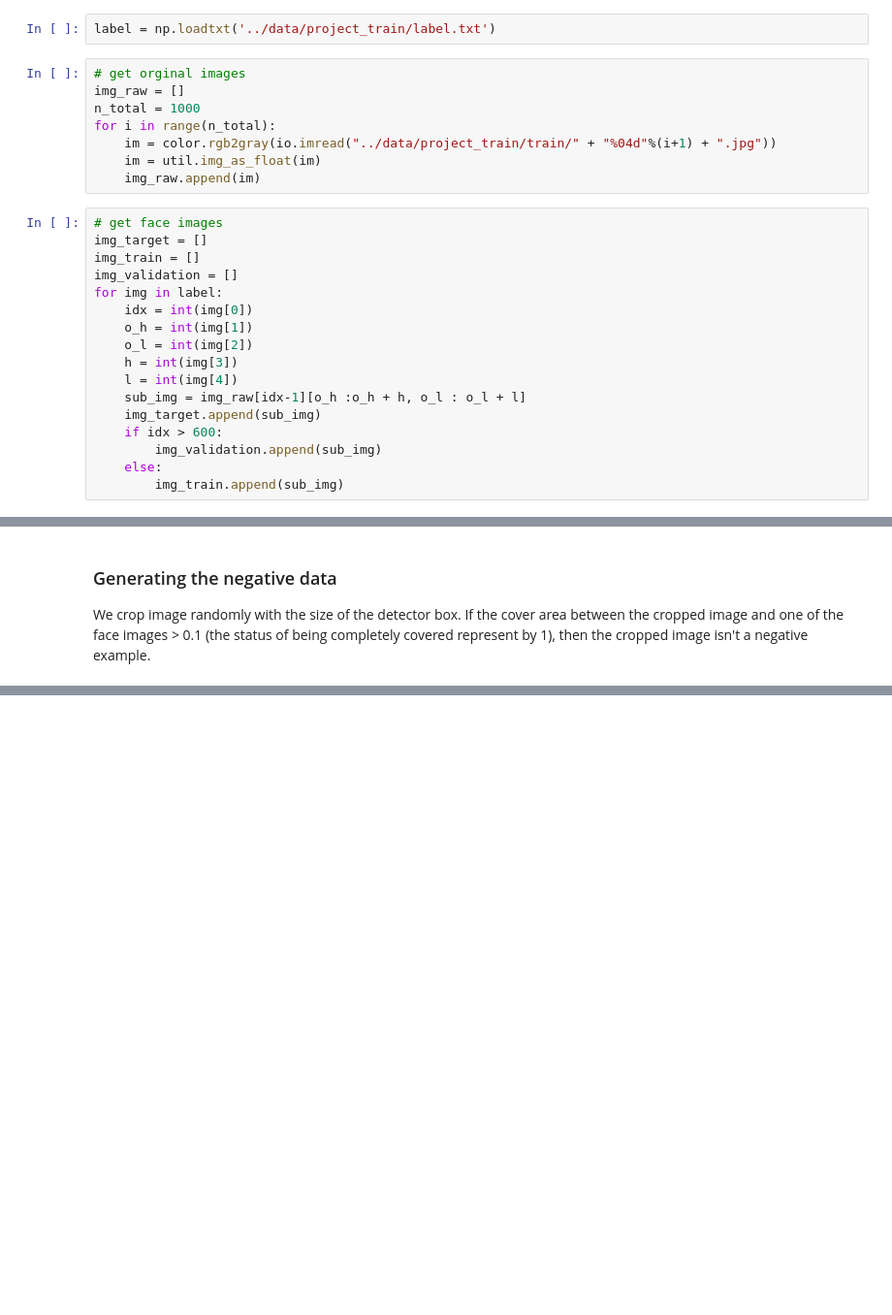
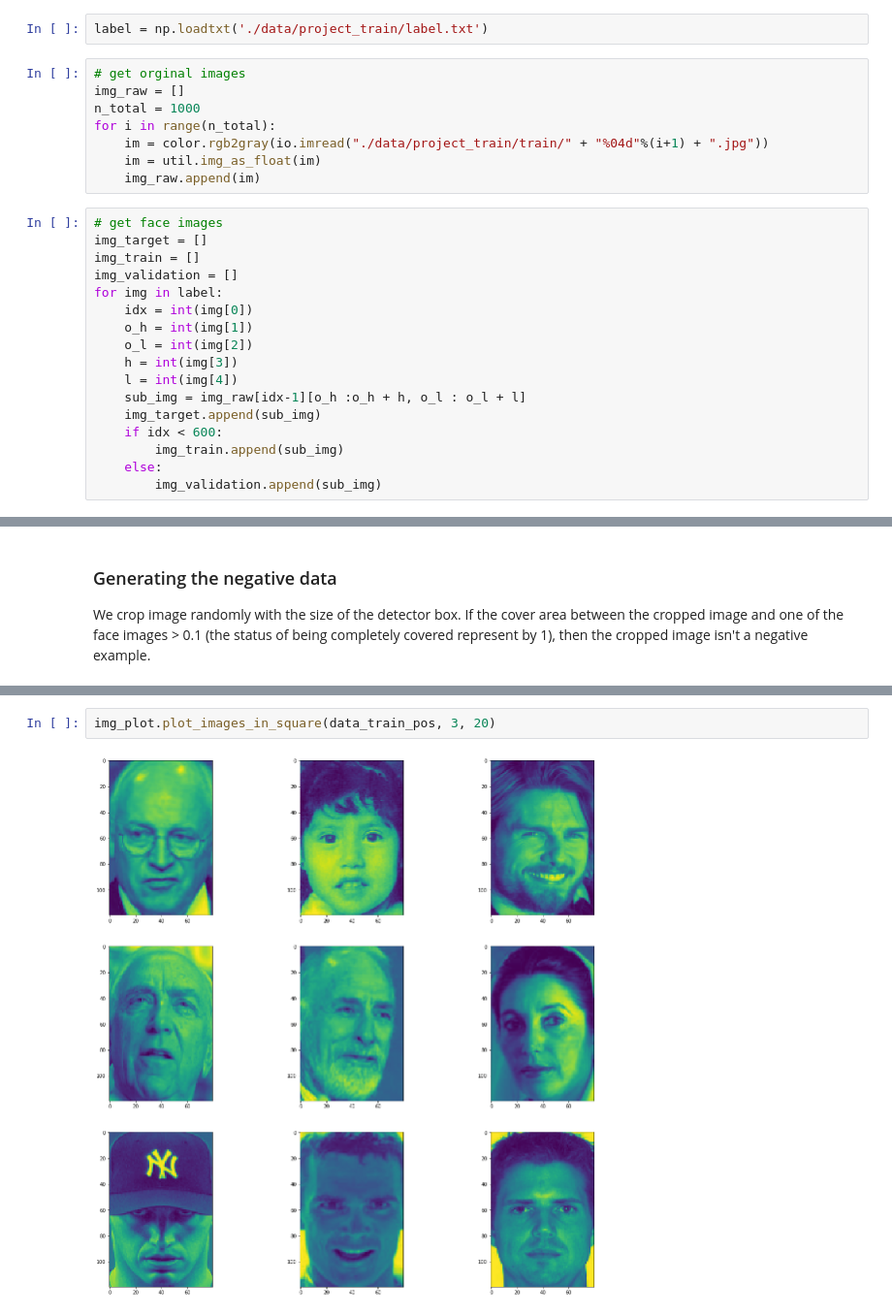
Before and after one commit to EnzoSeason/cnn_face_recogntion, a Jupyter notebook: notebook/data_preparation.ipynb, the cells around one changed output, grey strips where cells are left out. Shown at 97% size. Cells and saved outputs as stored; diff of their text form; blank space fills up the shorter version.

Commit message:
valid data set

```diff
--- a/notebook/data_preparation.ipynb
+++ b/notebook/data_preparation.ipynb
@@ -32,13 +38,13 @@ The autoreload extension is already loaded. To reload it, use:
 
 We crop the face in the training set, and save them.
 # %%
-label = np.loadtxt('../data/project_train/label.txt')
+label = np.loadtxt('./data/project_train/label.txt')
 # %%
 # get orginal images
 img_raw = []
 n_total = 1000
 for i in range(n_total):
-    im = color.rgb2gray(io.imread("../data/project_train/train/" + "%04d"%(i+1) + ".jpg"))
+    im = color.rgb2gray(io.imread("./data/project_train/train/" + "%04d"%(i+1) + ".jpg"))
     im = util.img_as_float(im)
     img_raw.append(im)
 # %%
@@ -54,10 +60,10 @@ for img in label:
     l = int(img[4])
     sub_img = img_raw[idx-1][o_h :o_h + h, o_l : o_l + l]
     img_target.append(sub_img)
-    if idx > 600:
+    if idx < 600:
+        img_train.append(sub_img)
+    else:
         img_validation.append(sub_img)
-    else:
-        img_train.append(sub_img)
 # %%
 mean_hl = np.mean(label[:,3]/label[:,4])
 mean_hl
@@ -140,0 +131,4 @@ np.save('../data/output/data_set/data_train_neg', data_train_neg)
+# %%
+img_plot.plot_images_in_square(data_train_pos, 3, 20)
+# %% [output]
+[figure, added]
```
Also changed, not shown: parts of 18 cells of this notebook, 3 other files.
